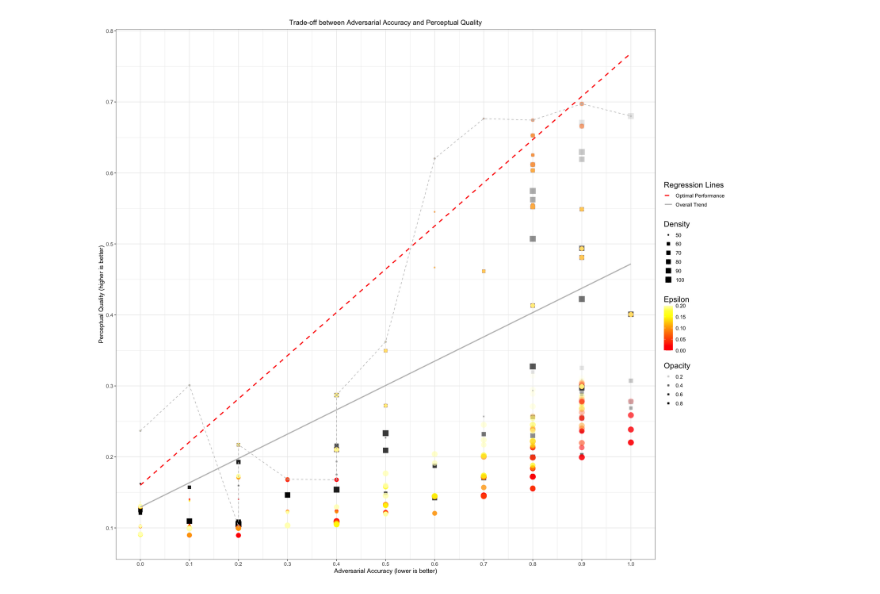
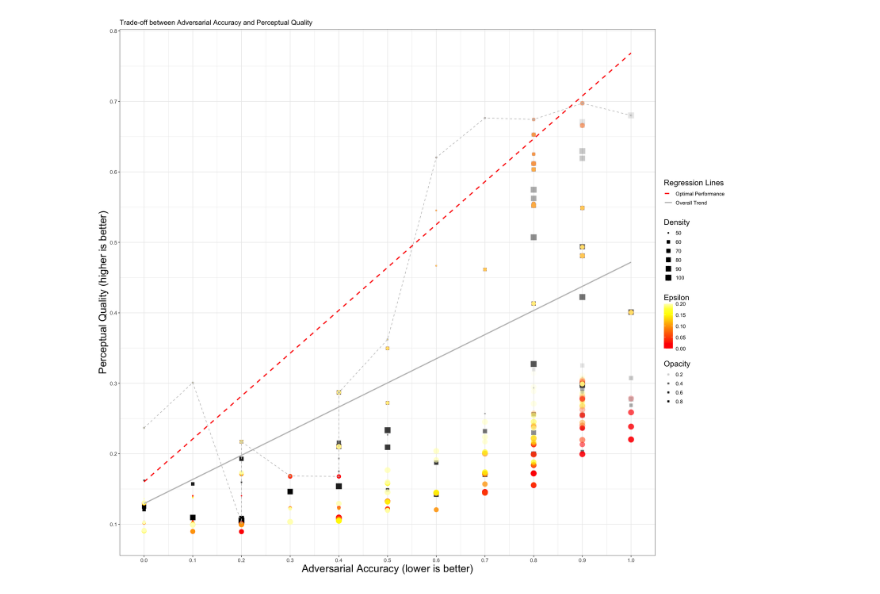
Before and after one commit to ETH-DISCO/advx-bench, a Jupyter notebook: analysis/1-eval_cls_mask_perturb-v2.ipynb, the cells around one changed output. Saved outputs shown, nothing was run; the diff lists cells and outputs as text; code cells hidden in the pictures.

```diff
--- a/analysis/1-eval_cls_mask_perturb-v2.ipynb
+++ b/analysis/1-eval_cls_mask_perturb-v2.ipynb
@@ -90,33 +90,32 @@ p <- ggplot(data, aes(x = adv_acc, y = quality)) +
     scale_size_continuous(
         name = "Density",
         range = c(1, 5)
     ) +
     scale_alpha_continuous(
         name = "Opacity"
     ) +
     labs(
         x = "Adversarial Accuracy (lower is better)",
         y = "Perceptual Quality (higher is better)",
         title = "Trade-off between Adversarial Accuracy and Perceptual Quality"
     ) +
     scale_linetype_manual(
         name = "Regression Lines",
         values = c("Overall Trend" = "solid", "Optimal Performance" = "dashed"),
         guide = guide_legend(order = 1)
     ) +
     theme_bw() +
     theme(
         legend.position = "right",
-        plot.title = element_text(hjust = 0.5),
-        axis.title = element_text(size = 12),
+        axis.title = element_text(size = 20),
         axis.text = element_text(size = 10),
         legend.title = element_text(size = 15),
         legend.text = element_text(size = 10)
     ) +
     scale_x_continuous(breaks = seq(0, 1, by = 0.1)) +
     scale_y_continuous(breaks = seq(0, 1, by = 0.1))
 
 print(p)
 ggsave("./eval_cls_perturb.pdf", plot = p, device = "pdf", width = 15, height = 15, units = "in")
 # %% [output]
-[figure, old version]
+[figure, new version]
```
Also changed, not shown: 1 other file.
